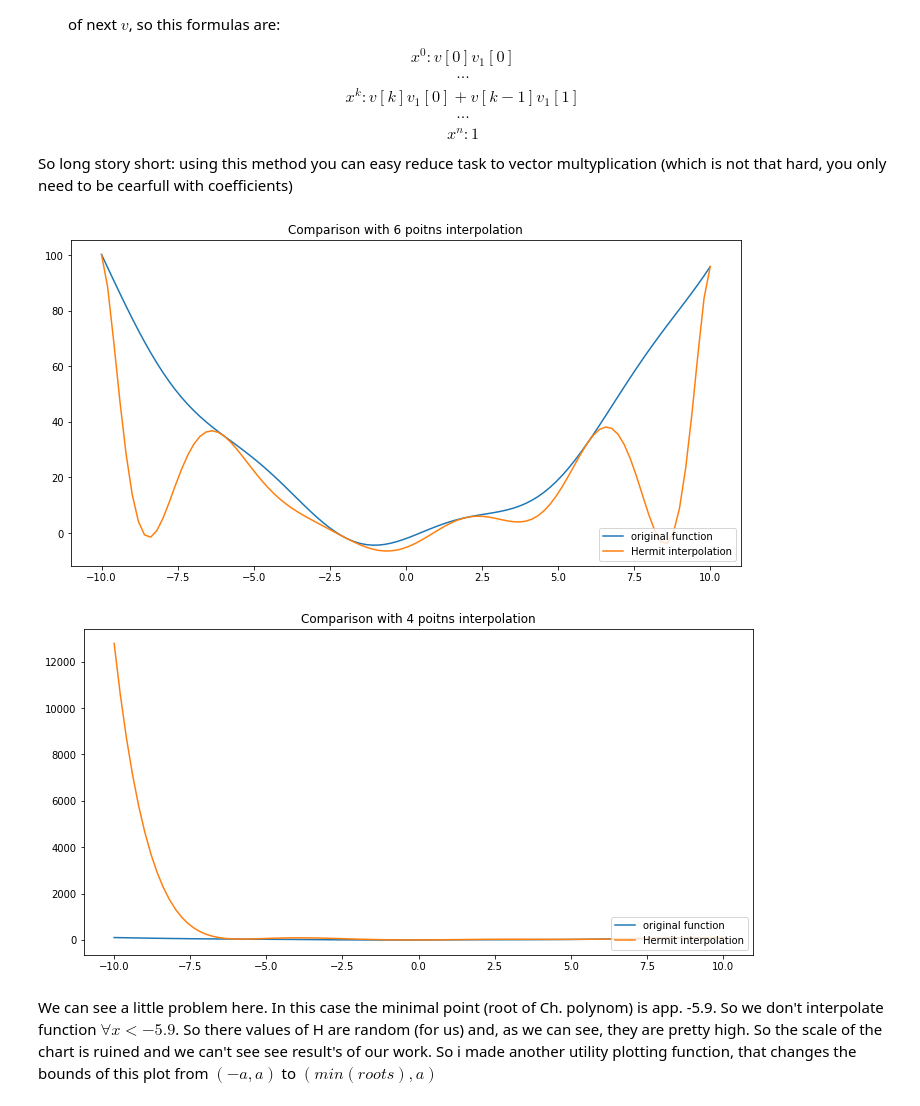
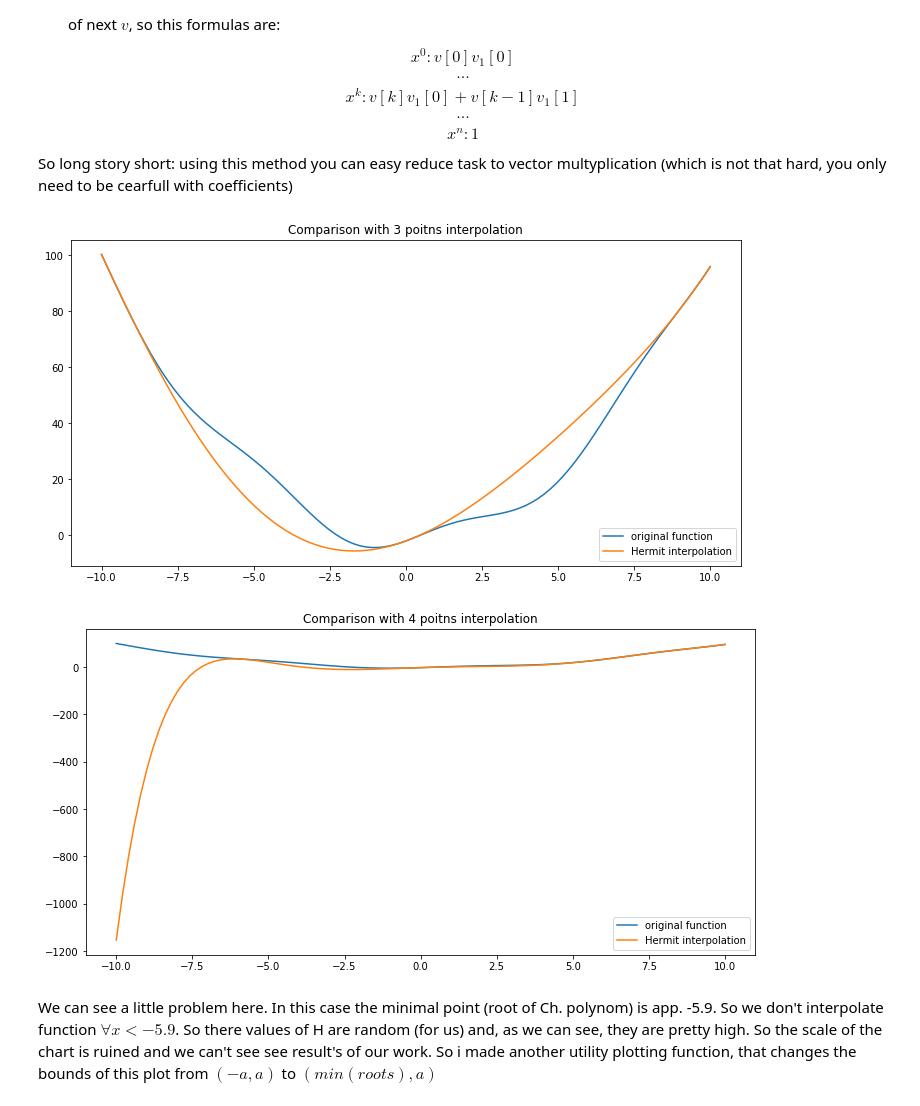
Before and after one commit to otzhora/numerical_methods-, a Jupyter notebook: sixth_task/Interpolation.ipynb, the cells around one changed output. Cells and saved outputs as stored; diff of their text form; code cells hidden in the pictures.

```diff
--- a/sixth_task/Interpolation.ipynb
+++ b/sixth_task/Interpolation.ipynb
@@ -343,18 +347,18 @@ def get_V(v1, v2, n, k):
 # %%
 def get_H(a, n, f=f, f_=f_, get_linspace=get_linspace):
     A = get_A(a, n, get_linspace, f, f_)
-    H = np.zeros(shape=(2*n+1,))
-    v = np.zeros(shape=(2*n+1,))
+    H = np.zeros(shape=(2*n,))
+    v = np.zeros(shape=(2*n,))
     v[0] = 1
     H = A[0][1] * v
     #print(v, H)
-    for i in range(1, 2*n):
+    for i in range(1, 2*n-1):
         v1 = [-A[i-1][0], 1]
-        v = get_V(v, v1, 2*n+1, i)
+        v = get_V(v, v1, 2*n, i)
         H += A[0][i+1] * v
     #    print(v, H)
     v1 = [-A[2*n-1][0], 1]
-    v = get_V(v, v1, 2*n+1, 2*n)
+    v = get_V(v, v1, 2*n, 2*n-1)
     H += A[0][2*n] * v
     #print(v)
     return H
@@ -375,13 +379,13 @@ def plot_h(a, n, get_H=get_H, f=f, f_=f_, get_linspace=get_linspace,\
     plt.legend(loc='lower right')
     plt.show()
 # %%
-plot_h(a, 6)
+plot_h(a, 3)
 # %% [output]
-[figure, old version]
+[figure, new version]
 # %%
 plot_h(a, 4, get_linspace=get_roots)
 # %% [output]
-[figure, old version]
+[figure, new version]
 # %% [markdown]
 We can see a little problem here. In this case the minimal point (root of Ch. polynom) is app. -5.9. So we don't interpolate function $\forall x < -5.9$. So there values of H are random (for us) and, as we can see, they are pretty high. So the scale of the chart is ruined and we can't see see result's of our work. So i made another utility plotting function, that changes the bounds of this plot from $(-a, a)$ to $(min(roots), a)$
 # %%
```
Also changed, not shown: parts of 26 cells of this notebook.
